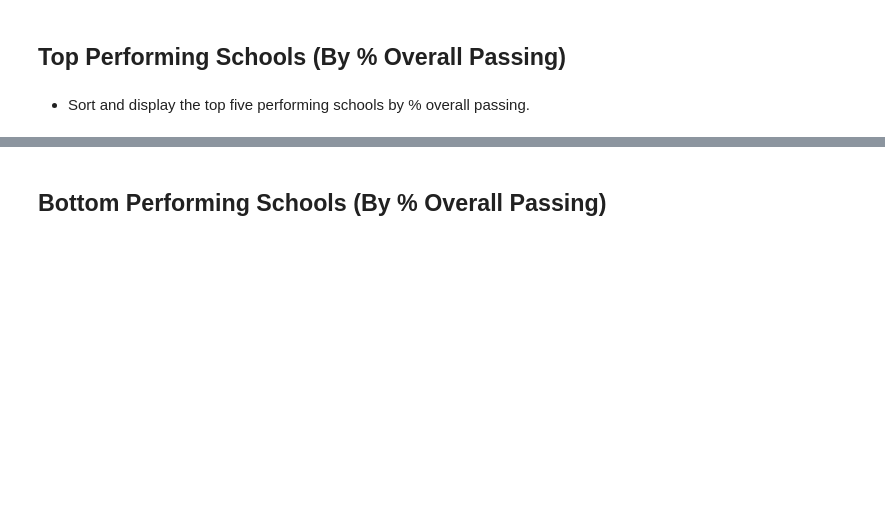
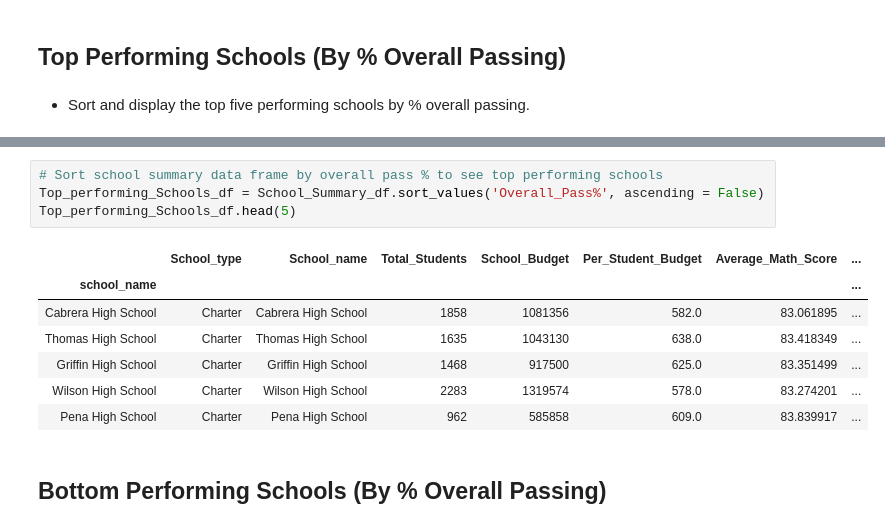
Before and after one commit to eobianyor/pandas-challenge, a Jupyter notebook: PyCitySchools/PyCitySchools_starter.ipynb, the cells around one changed output, grey strips where cells are left out. Drawn from its saved outputs; the diff is of its cells as text; blank space fills up the shorter version.

```diff
--- a/PyCitySchools/PyCitySchools_starter.ipynb
+++ b/PyCitySchools/PyCitySchools_starter.ipynb
@@ -185,3 +177,15 @@ School_Summary_df.head(15)
+# %%
+# Sort school summary data frame by overall pass % to see top performing schools
+Top_performing_Schools_df = School_Summary_df.sort_values('Overall_Pass%', ascending = False)
+Top_performing_Schools_df.head(5)
+# %% [output]
+|  | School_type | School_name | Total_Students | School_Budget | Per_Student_Budget | Average_Math_Score | ... |
+| school_name |  |  |  |  |  |  | ... |
+| Cabrera High School | Charter | Cabrera High School | 1858 | 1081356 | 582.0 | 83.061895 | ... |
+| Thomas High School | Charter | Thomas High School | 1635 | 1043130 | 638.0 | 83.418349 | ... |
+| Griffin High School | Charter | Griffin High School | 1468 | 917500 | 625.0 | 83.351499 | ... |
+| Wilson High School | Charter | Wilson High School | 2283 | 1319574 | 578.0 | 83.274201 | ... |
+| Pena High School | Charter | Pena High School | 962 | 585858 | 609.0 | 83.839917 | ... |
 # %% [markdown]
 ## Bottom Performing Schools (By % Overall Passing)
 # %% [markdown]
```
Also changed, not shown: parts of 4 cells of this notebook.
